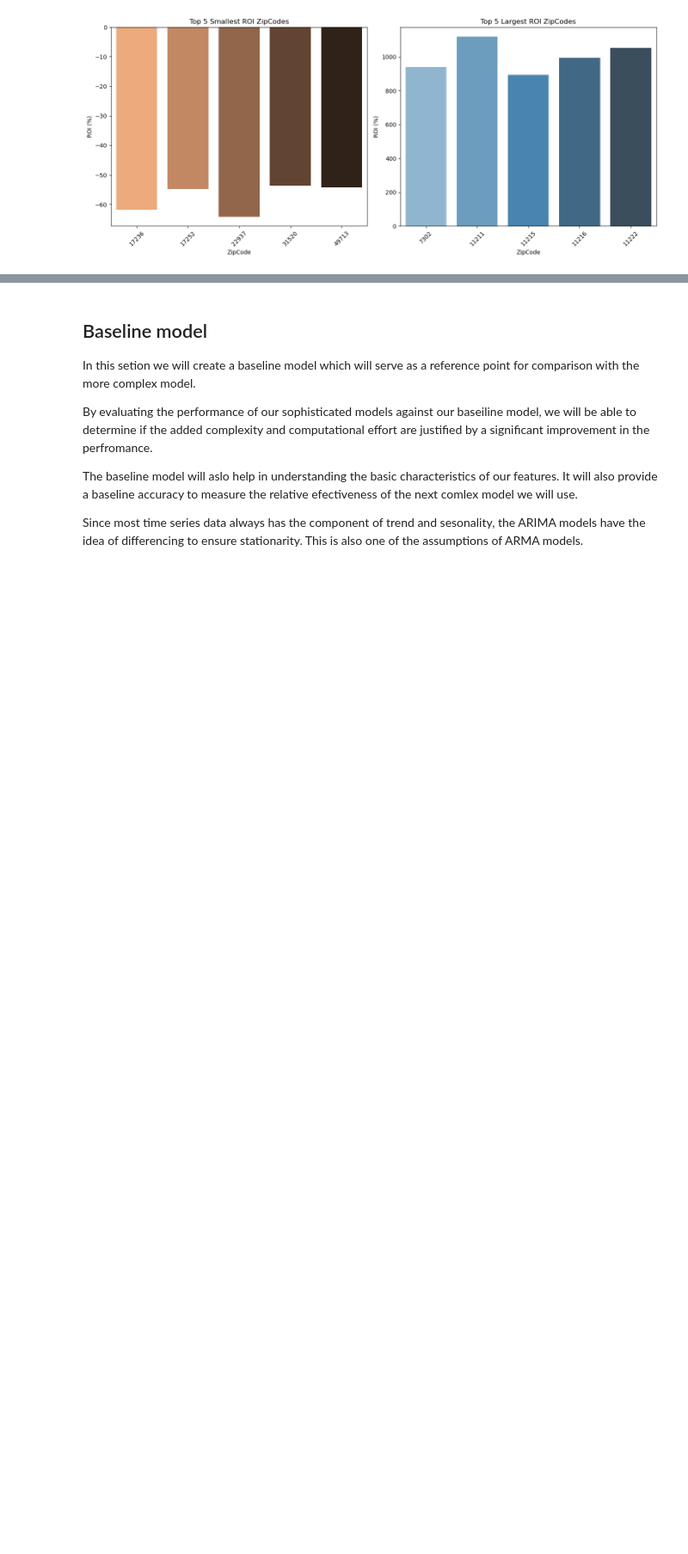
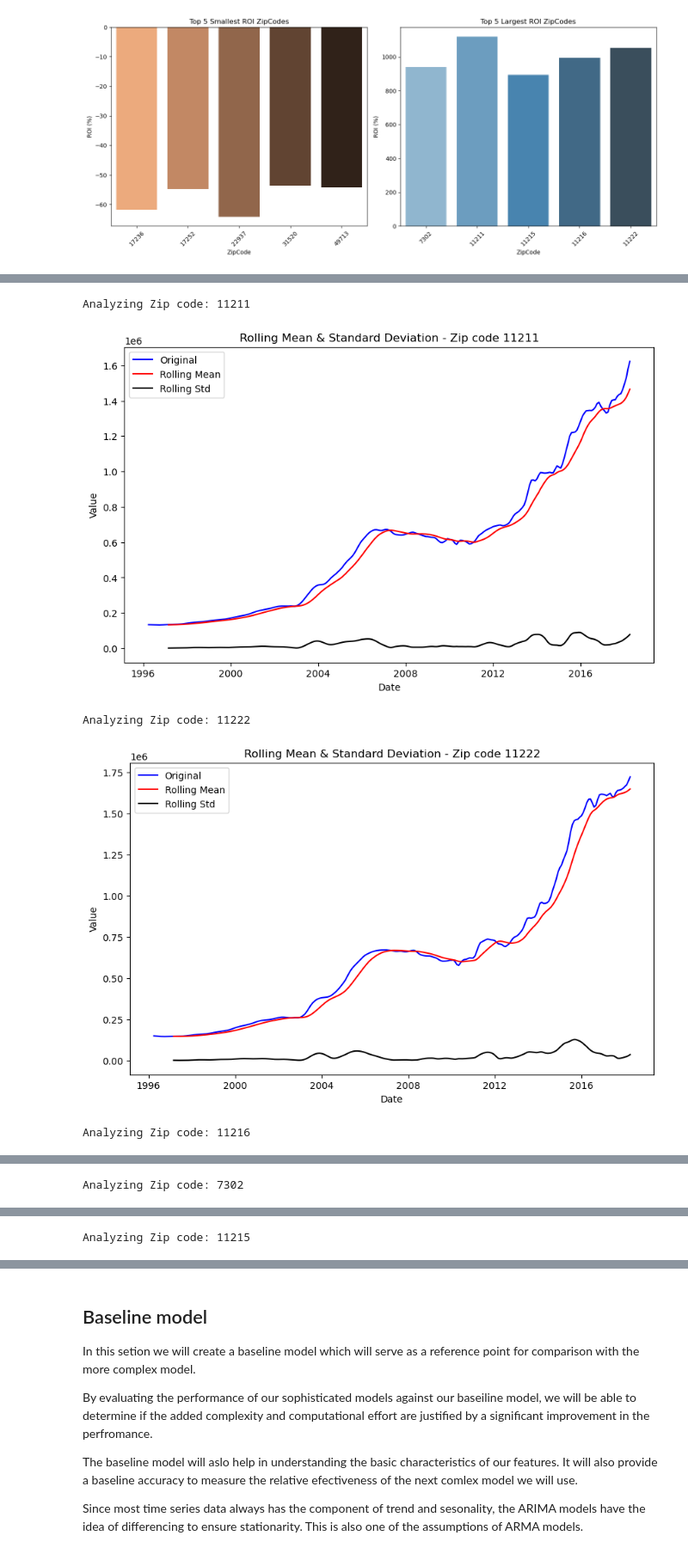
Before and after one commit to PaulMuniu/Phase-4-Group-Project, a Jupyter notebook: Student.ipynb, the cells around one changed output, grey strips where cells are left out. Shown at 86% size. Cells and saved outputs as stored; diff of their text form; code cells hidden in the pictures; blank space fills up the shorter version.

```diff
--- a/Student.ipynb
+++ b/Student.ipynb
@@ -617,0 +724,29 @@ plt.show();
+# %%
+# Helper Function to plot rolling statistics
+def plot_rolling_statistics(time_series, title):
+    rolmean = time_series.rolling(window=12).mean()
+    rolstd = time_series.rolling(window=12).std()
+
+    plt.figure(figsize=(10, 6))
+    plt.plot(time_series, color='blue', label='Original')
+    plt.plot(rolmean, color='red', label='Rolling Mean')
+    plt.plot(rolstd, color='black', label='Rolling Std')
+    plt.legend(loc='best')
+    plt.title(f'Rolling Mean & Standard Deviation - {title}')
+    plt.xlabel('Date')
+    plt.ylabel('Value')
+    plt.show();
+
+# Iteration over each zip code's time series data
+for index, zipcode in enumerate(zipcodes):
+    print(f'\nAnalyzing Zip code: {zipcode}')
+    time_series = df_ts[index]['Value']
+
+    # Plot rolling statistics
+    plot_rolling_statistics(time_series, f'Zip code {zipcode}')
+# %% [output]
+Analyzing Zip code: 11211
+[figure, added]
+Analyzing Zip code: 11222
+[figure, added]
+Analyzing Zip code: 11216
@@ -617,0 +754 @@ plt.show();
+Analyzing Zip code: 7302
@@ -617,0 +756 @@ plt.show();
+Analyzing Zip code: 11215
```
Also changed, not shown: parts of 32 cells of this notebook.
